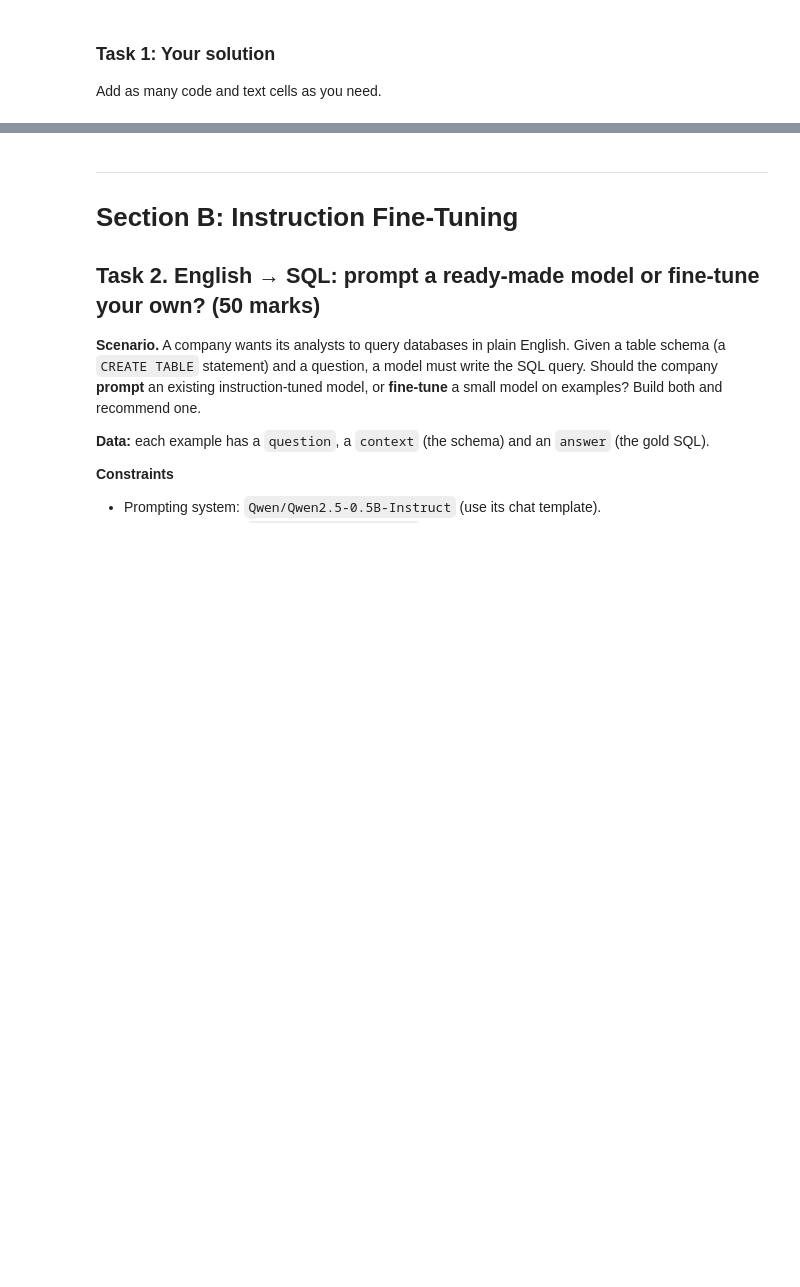
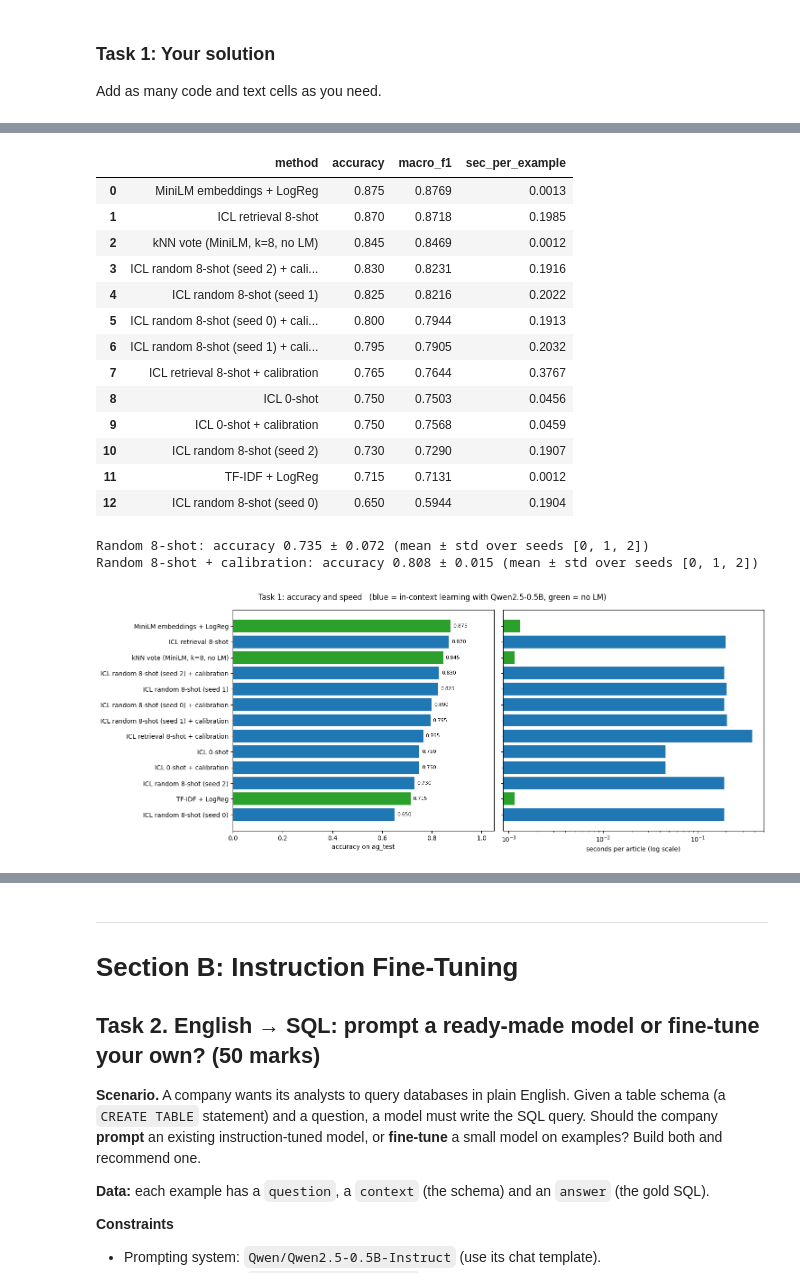
Before and after one commit to SandstromPL/Academics, a Jupyter notebook: sem7/NLP/LAB_ASSIGNMENT/13/NLP_LabAssignment_13.ipynb, the cells around one changed output, grey strips where cells are left out. Drawn from its saved outputs; the diff is of its cells as text; code cells hidden in the pictures; blank space fills up the shorter version.

```diff
--- a/sem7/NLP/LAB_ASSIGNMENT/13/NLP_LabAssignment_13.ipynb
+++ b/sem7/NLP/LAB_ASSIGNMENT/13/NLP_LabAssignment_13.ipynb
@@ -139,0 +377,13 @@ _Results table, plots, and answers to the analysis questions go here._
+# %%
+# ---------- Design decision on ag_dev: order of the retrieved demonstrations ----------
+knn_dev_rows = []
+for last in (True, False):
+    r = run_icl(dev_texts, knn_selector(dev_emb, most_similar_last=last), WORDS, INSTRUCTION,
+                desc=f"dev | retrieval | most similar {'last' if last else 'first'}")
+    knn_dev_rows.append({"order": "most similar last" if last else "most similar first", "most_similar_last": last,
+                         "acc": accuracy_score(y_dev, r["pred"]),
+                         "acc (calibrated)": accuracy_score(y_dev, r["pred_cal"])})
+knn_dev = pd.DataFrame(knn_dev_rows)
+display(knn_dev.drop(columns="most_similar_last").round(3))
+KNN_LAST = bool(knn_dev.loc[knn_dev[["acc", "acc (calibrated)"]].max(axis=1).idxmax(), "most_similar_last"])
+print("Chosen order for retrieved demonstrations:", "most similar last" if KNN_LAST else "most similar first")
@@ -139,0 +505,40 @@ _Results table, plots, and answers to the analysis questions go here._
+# %%
+# ---------- Results table and plots ----------
+res_t1 = pd.DataFrame(RESULTS_T1).sort_values("accuracy", ascending=False).reset_index(drop=True)
+display(res_t1.round(4))
+
+for suffix in ["", " + calibration"]:
+    accs = [next(r["accuracy"] for r in RESULTS_T1 if r["method"] == f"ICL random 8-shot (seed {s}){suffix}")
+            for s in RANDOM_SEEDS]
+    print(f"Random 8-shot{suffix}: accuracy {np.mean(accs):.3f} ± {np.std(accs):.3f} "
+          f"(mean ± std over seeds {RANDOM_SEEDS})")
+
+order = res_t1.iloc[::-1]
+colors = ["tab:blue" if m.startswith("ICL") else "tab:green" for m in order["method"]]
+fig, axes = plt.subplots(1, 2, figsize=(15, 6), sharey=True)
+axes[0].barh(order["method"], order["accuracy"], color=colors)
+axes[0].set_xlim(0, 1.05); axes[0].set_xlabel("accuracy on ag_test")
+for y, v in enumerate(order["accuracy"]):
+    axes[0].text(v + 0.01, y, f"{v:.3f}", va="center", fontsize=8)
+axes[1].barh(order["method"], order["sec_per_example"], color=colors)
+axes[1].set_xscale("log"); axes[1].set_xlabel("seconds per article (log scale)")
+fig.suptitle("Task 1: accuracy and speed   (blue = in-context learning with Qwen2.5-0.5B, green = no LM)")
+plt.tight_layout(); plt.show()
+# %% [output]
+|  | method | accuracy | macro_f1 | sec_per_example |
+| 0 | MiniLM embeddings + LogReg | 0.875 | 0.8769 | 0.0013 |
+| 1 | ICL retrieval 8-shot | 0.870 | 0.8718 | 0.1985 |
+| 2 | kNN vote (MiniLM, k=8, no LM) | 0.845 | 0.8469 | 0.0012 |
+| 3 | ICL random 8-shot (seed 2) + cali... | 0.830 | 0.8231 | 0.1916 |
+| 4 | ICL random 8-shot (seed 1) | 0.825 | 0.8216 | 0.2022 |
+| 5 | ICL random 8-shot (seed 0) + cali... | 0.800 | 0.7944 | 0.1913 |
+| 6 | ICL random 8-shot (seed 1) + cali... | 0.795 | 0.7905 | 0.2032 |
+| 7 | ICL retrieval 8-shot + calibration | 0.765 | 0.7644 | 0.3767 |
+| 8 | ICL 0-shot | 0.750 | 0.7503 | 0.0456 |
+| 9 | ICL 0-shot + calibration | 0.750 | 0.7568 | 0.0459 |
+| 10 | ICL random 8-shot (seed 2) | 0.730 | 0.7290 | 0.1907 |
+| 11 | TF-IDF + LogReg | 0.715 | 0.7131 | 0.0012 |
+| 12 | ICL random 8-shot (seed 0) | 0.650 | 0.5944 | 0.1904 |
+Random 8-shot: accuracy 0.735 ± 0.072 (mean ± std over seeds [0, 1, 2])
+Random 8-shot + calibration: accuracy 0.808 ± 0.015 (mean ± std over seeds [0, 1, 2])
+[figure, added]
```
Also changed, not shown: parts of 30 cells of this notebook, 2 other files.
